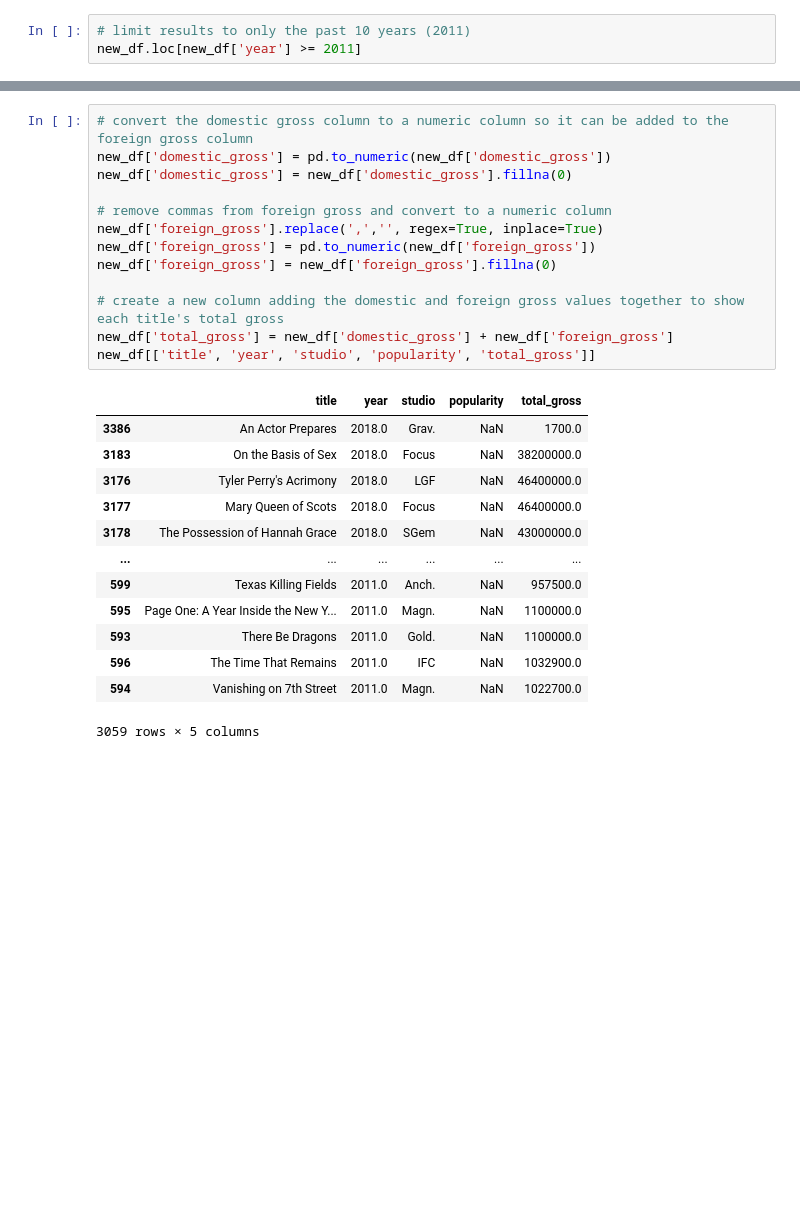
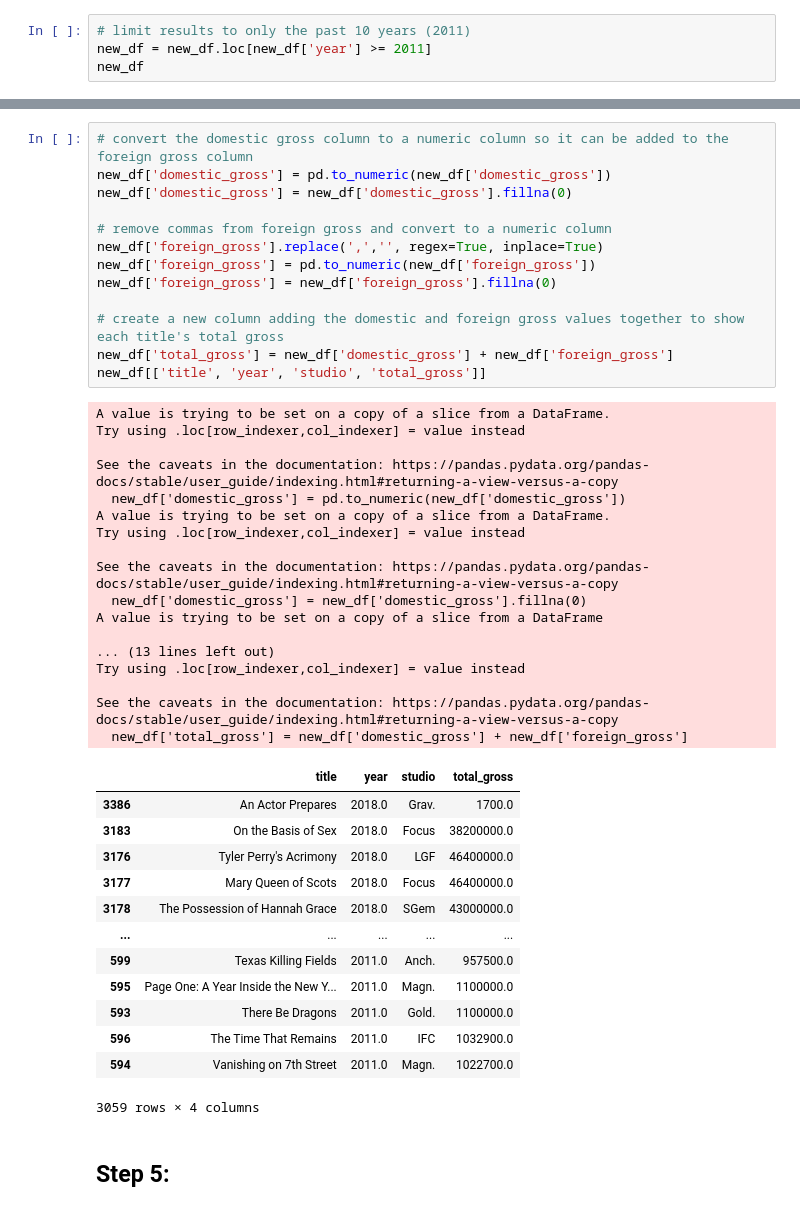
Before and after one commit to AidanStack/Movie_Data_Analysis_Project, a Jupyter notebook: Jen's Studio to Profit Analysis.ipynb, the cells around one changed output, grey strips where cells are left out. Cells and saved outputs as stored; diff of their text form; blank space fills up the shorter version.

```diff
--- a/Jen's Studio to Profit Analysis.ipynb
+++ b/Jen's Studio to Profit Analysis.ipynb
@@ -94,4 +42,5 @@ new_df
 # %%
 # limit results to only the past 10 years (2011)
-new_df.loc[new_df['year'] >= 2011]
+new_df = new_df.loc[new_df['year'] >= 2011]
+new_df
 # %% [output]
@@ -111,29 +63,48 @@ new_df.loc[new_df['year'] >= 2011]
 # %%
 # convert the domestic gross column to a numeric column so it can be added to the foreign gross column
 new_df['domestic_gross'] = pd.to_numeric(new_df['domestic_gross'])
 new_df['domestic_gross'] = new_df['domestic_gross'].fillna(0)
 
 # remove commas from foreign gross and convert to a numeric column
 new_df['foreign_gross'].replace(',','', regex=True, inplace=True)
 new_df['foreign_gross'] = pd.to_numeric(new_df['foreign_gross'])
 new_df['foreign_gross'] = new_df['foreign_gross'].fillna(0)
 
 # create a new column adding the domestic and foreign gross values together to show each title's total gross
 new_df['total_gross'] = new_df['domestic_gross'] + new_df['foreign_gross']
-new_df[['title', 'year', 'studio', 'popularity', 'total_gross']]
+new_df[['title', 'year', 'studio', 'total_gross']]
 # %% [output]
+A value is trying to be set on a copy of a slice from a DataFrame.
+Try using .loc[row_indexer,col_indexer] = value instead
+
+See the caveats in the documentation: https://pandas.pydata.org/pandas-docs/stable/user_guide/indexing.html#returning-a-view-versus-a-copy
+  new_df['domestic_gross'] = pd.to_numeric(new_df['domestic_gross'])
+A value is trying to be set on a copy of a slice from a DataFrame.
+Try using .loc[row_indexer,col_indexer] = value instead
+
+See the caveats in the documentation: https://pandas.pydata.org/pandas-docs/stable/user_guide/indexing.html#returning-a-view-versus-a-copy
+  new_df['domestic_gross'] = new_df['domestic_gross'].fillna(0)
+A value is trying to be set on a copy of a slice from a DataFrame
+
+... (13 lines left out)
+Try using .loc[row_indexer,col_indexer] = value instead
+
+See the caveats in the documentation: https://pandas.pydata.org/pandas-docs/stable/user_guide/indexing.html#returning-a-view-versus-a-copy
+  new_df['total_gross'] = new_df['domestic_gross'] + new_df['foreign_gross']
-|  | title | year | studio | popularity | total_gross |
-| 3386 | An Actor Prepares | 2018.0 | Grav. | NaN | 1700.0 |
-| 3183 | On the Basis of Sex | 2018.0 | Focus | NaN | 38200000.0 |
-| 3176 | Tyler Perry's Acrimony | 2018.0 | LGF | NaN | 46400000.0 |
-| 3177 | Mary Queen of Scots | 2018.0 | Focus | NaN | 46400000.0 |
-| 3178 | The Possession of Hannah Grace | 2018.0 | SGem | NaN | 43000000.0 |
-| ... | ... | ... | ... | ... | ... |
-| 599 | Texas Killing Fields | 2011.0 | Anch. | NaN | 957500.0 |
-| 595 | Page One: A Year Inside the New Y... | 2011.0 | Magn. | NaN | 1100000.0 |
-| 593 | There Be Dragons | 2011.0 | Gold. | NaN | 1100000.0 |
-| 596 | The Time That Remains | 2011.0 | IFC | NaN | 1032900.0 |
-| 594 | Vanishing on 7th Street | 2011.0 | Magn. | NaN | 1022700.0 |
+|  | title | year | studio | total_gross |
+| 3386 | An Actor Prepares | 2018.0 | Grav. | 1700.0 |
+| 3183 | On the Basis of Sex | 2018.0 | Focus | 38200000.0 |
+| 3176 | Tyler Perry's Acrimony | 2018.0 | LGF | 46400000.0 |
+| 3177 | Mary Queen of Scots | 2018.0 | Focus | 46400000.0 |
+| 3178 | The Possession of Hannah Grace | 2018.0 | SGem | 43000000.0 |
+| ... | ... | ... | ... | ... |
+| 599 | Texas Killing Fields | 2011.0 | Anch. | 957500.0 |
+| 595 | Page One: A Year Inside the New Y... | 2011.0 | Magn. | 1100000.0 |
+| 593 | There Be Dragons | 2011.0 | Gold. | 1100000.0 |
+| 596 | The Time That Remains | 2011.0 | IFC | 1032900.0 |
+| 594 | Vanishing on 7th Street | 2011.0 | Magn. | 1022700.0 |
-3059 rows × 5 columns
+3059 rows × 4 columns
+# %% [markdown]
+## Step 5:
 # %%
 new_df = new_df.sort_values(by='total_gross', ascending=False)
```
Also changed, not shown: parts of 26 cells of this notebook.
